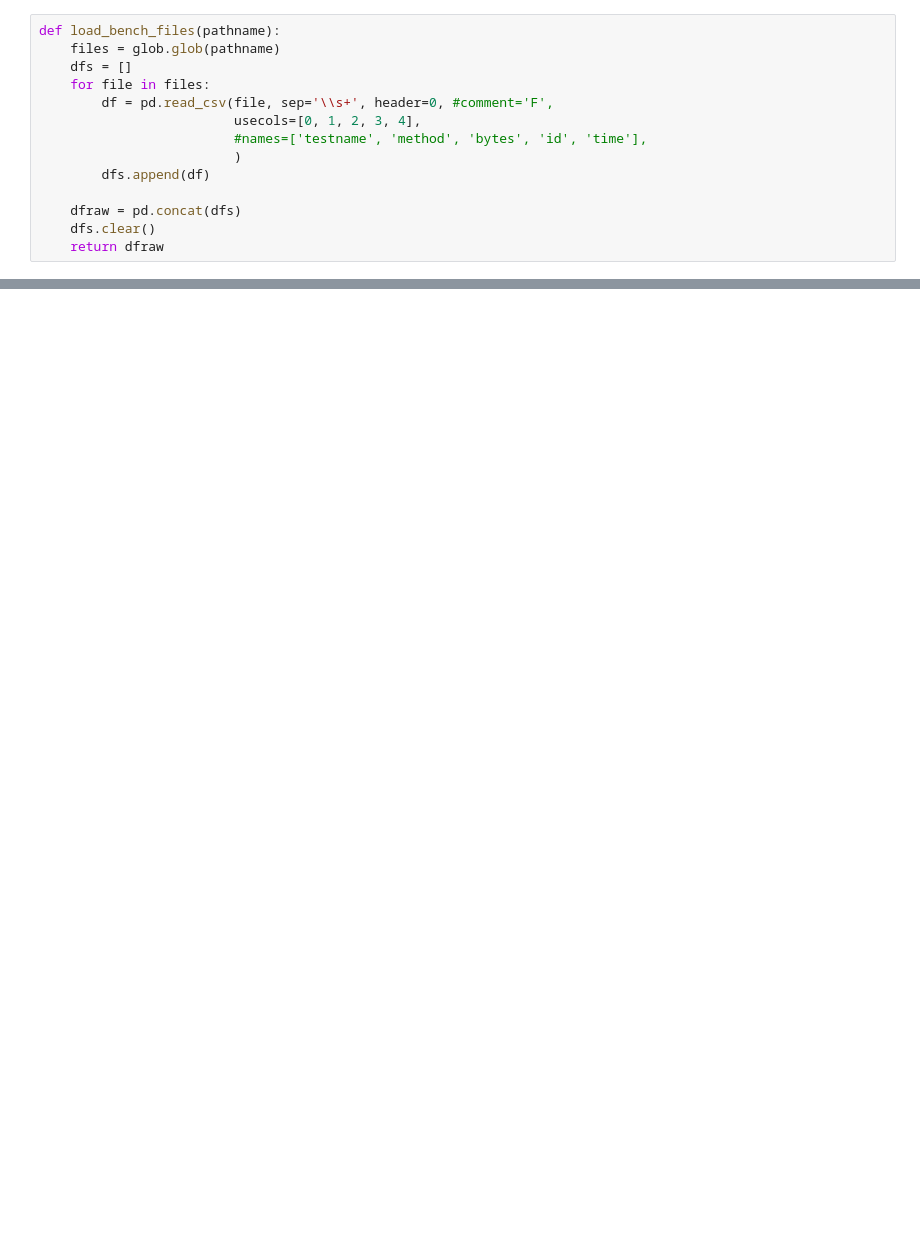
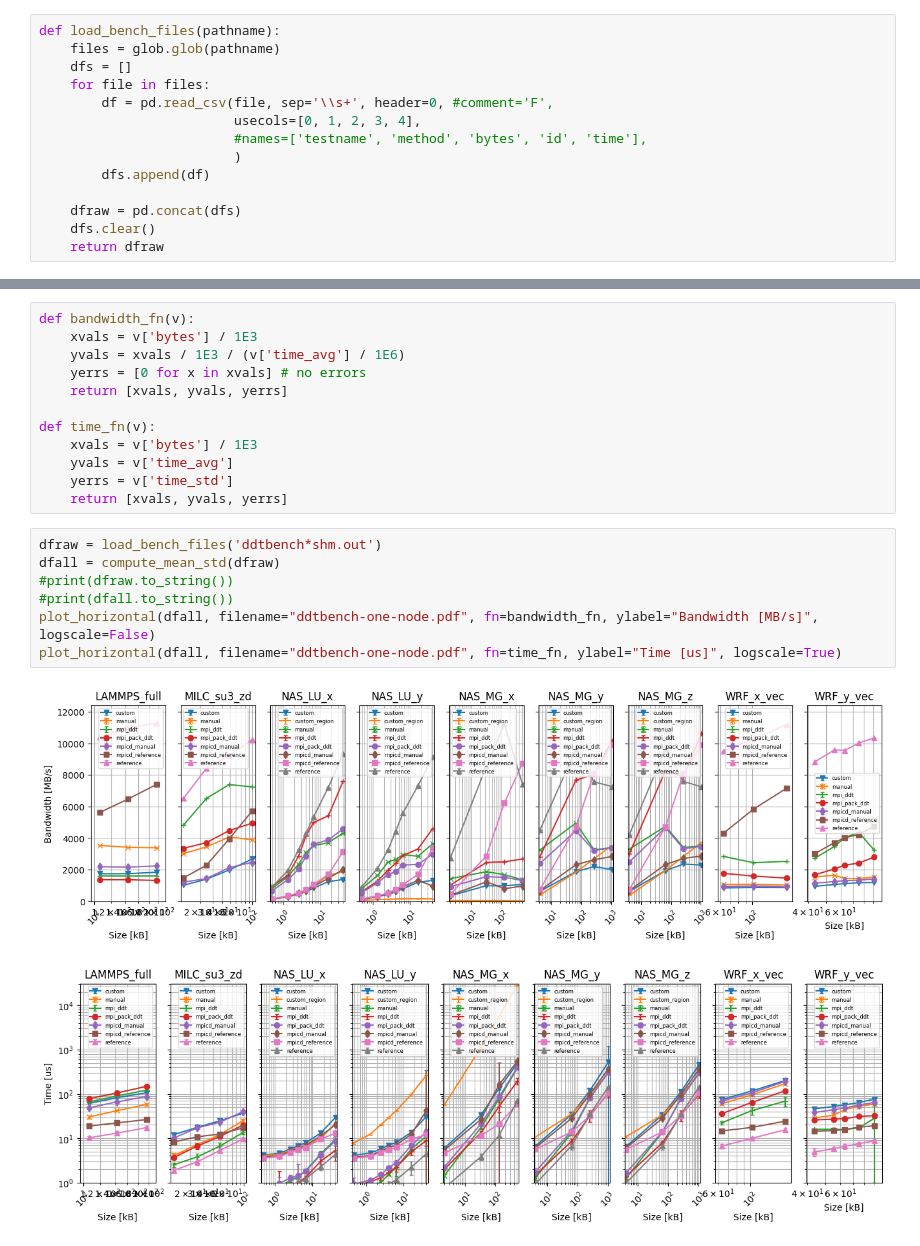
Before and after one commit to jtronge/mpi-custom-datatype, a Jupyter notebook: examples/ddtbench/analysis_scripts/ddtbench.ipynb, the cells around one changed output, grey strips where cells are left out. Drawn from its saved outputs; the diff is of its cells as text; blank space fills up the shorter version.

```diff
--- a/examples/ddtbench/analysis_scripts/ddtbench.ipynb
+++ b/examples/ddtbench/analysis_scripts/ddtbench.ipynb
@@ -117,2 +140,24 @@ def plot_horizontal(dfall, filename):
     pp.close()
+# %%
+def bandwidth_fn(v):
+    xvals = v['bytes'] / 1E3
+    yvals = xvals / 1E3 / (v['time_avg'] / 1E6)
+    yerrs = [0 for x in xvals] # no errors
+    return [xvals, yvals, yerrs]
+
+def time_fn(v):
+    xvals = v['bytes'] / 1E3
+    yvals = v['time_avg']
+    yerrs = v['time_std']
+    return [xvals, yvals, yerrs]
+# %%
+dfraw = load_bench_files('ddtbench*shm.out')
+dfall = compute_mean_std(dfraw)
+#print(dfraw.to_string())
+#print(dfall.to_string())
+plot_horizontal(dfall, filename="ddtbench-one-node.pdf", fn=bandwidth_fn, ylabel="Bandwidth [MB/s]", logscale=False)
+plot_horizontal(dfall, filename="ddtbench-one-node.pdf", fn=time_fn, ylabel="Time [us]", logscale=True)
+# %% [output]
+[figure, added]
+[figure, added]
 # %%
```
Also changed, not shown: parts of 7 cells of this notebook.
